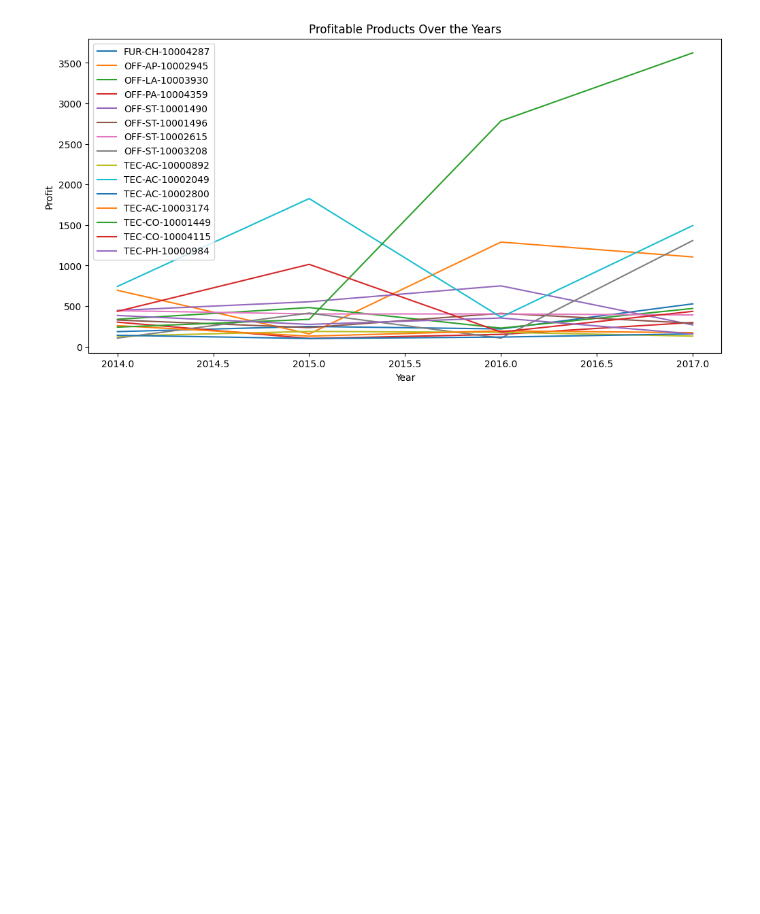
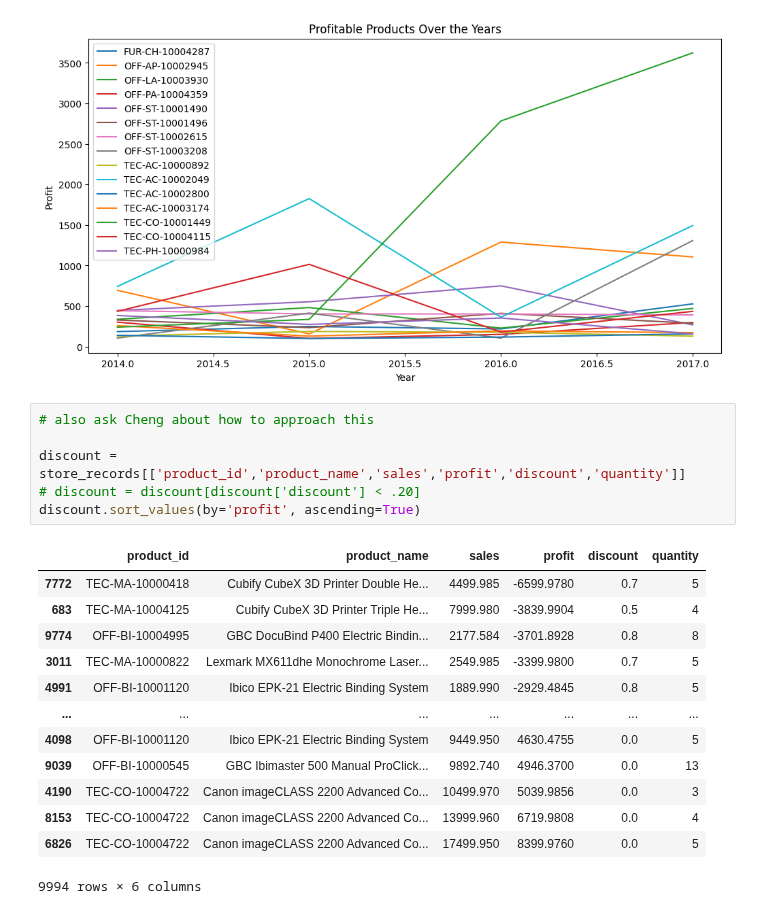
Before and after one commit to Dilcia19/superstore, a Jupyter notebook: notebooks/analysis_in_py.ipynb, the cells around one changed output. Drawn from its saved outputs; the diff is of its cells as text; blank space fills up the shorter version.

Commit message:
comments in next session w/ Cheng

```diff
--- a/notebooks/analysis_in_py.ipynb
+++ b/notebooks/analysis_in_py.ipynb
@@ -583,3 +583,23 @@ plt.legend()
 plt.show()
 # %% [output]
 [figure]
+# %%
+# also ask Cheng about how to approach this
+
+discount = store_records[['product_id','product_name','sales','profit','discount','quantity']]
+# discount = discount[discount['discount'] < .20]
+discount.sort_values(by='profit', ascending=True)
+# %% [output]
+|  | product_id | product_name | sales | profit | discount | quantity |
+| 7772 | TEC-MA-10000418 | Cubify CubeX 3D Printer Double He... | 4499.985 | -6599.9780 | 0.7 | 5 |
+| 683 | TEC-MA-10004125 | Cubify CubeX 3D Printer Triple He... | 7999.980 | -3839.9904 | 0.5 | 4 |
+| 9774 | OFF-BI-10004995 | GBC DocuBind P400 Electric Bindin... | 2177.584 | -3701.8928 | 0.8 | 8 |
+| 3011 | TEC-MA-10000822 | Lexmark MX611dhe Monochrome Laser... | 2549.985 | -3399.9800 | 0.7 | 5 |
+| 4991 | OFF-BI-10001120 | Ibico EPK-21 Electric Binding System | 1889.990 | -2929.4845 | 0.8 | 5 |
+| ... | ... | ... | ... | ... | ... | ... |
+| 4098 | OFF-BI-10001120 | Ibico EPK-21 Electric Binding System | 9449.950 | 4630.4755 | 0.0 | 5 |
+| 9039 | OFF-BI-10000545 | GBC Ibimaster 500 Manual ProClick... | 9892.740 | 4946.3700 | 0.0 | 13 |
+| 4190 | TEC-CO-10004722 | Canon imageCLASS 2200 Advanced Co... | 10499.970 | 5039.9856 | 0.0 | 3 |
+| 8153 | TEC-CO-10004722 | Canon imageCLASS 2200 Advanced Co... | 13999.960 | 6719.9808 | 0.0 | 4 |
+| 6826 | TEC-CO-10004722 | Canon imageCLASS 2200 Advanced Co... | 17499.950 | 8399.9760 | 0.0 | 5 |
+9994 rows × 6 columns
```
Also changed, not shown: parts of 2 cells of this notebook, 1 other file.
